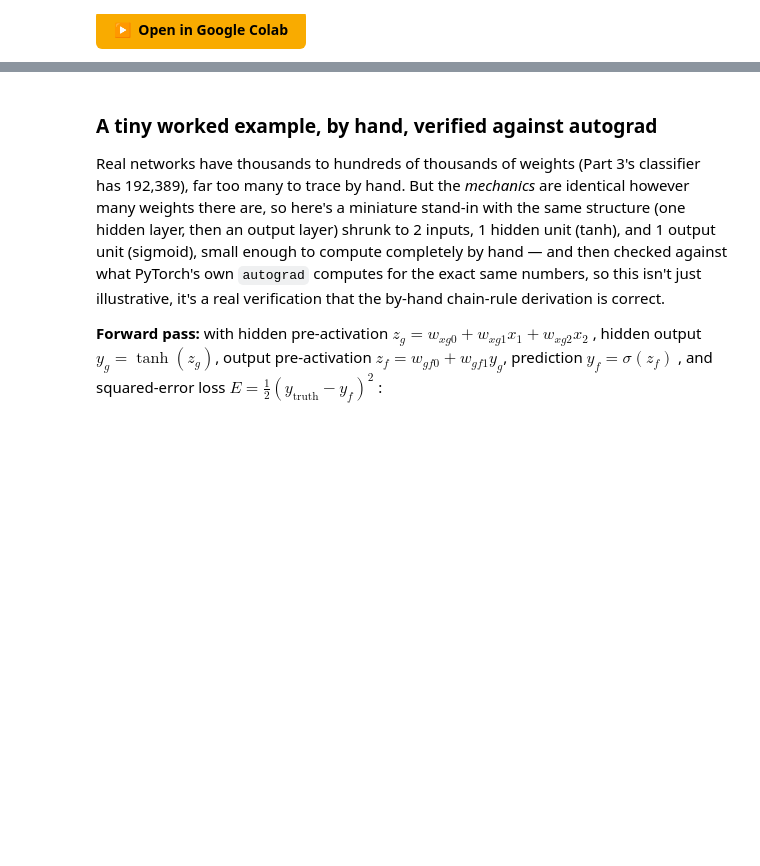
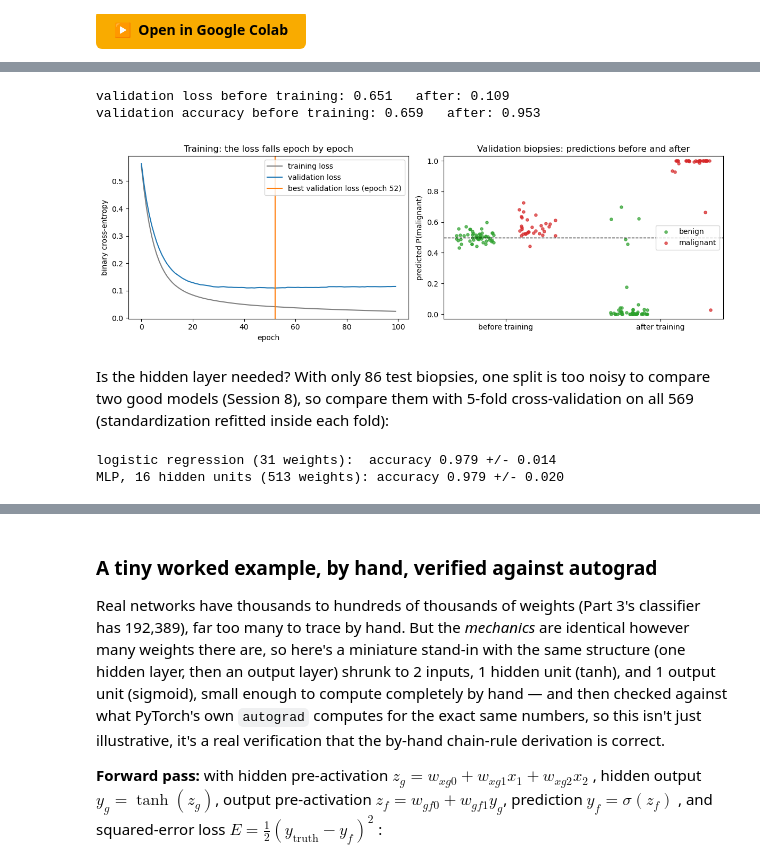
Before and after one commit to ElofssonLab/kb8029-book, a Jupyter notebook: notebooks/session09-backprop-training-regularization.ipynb, the cells around one changed output, grey strips where cells are left out. Saved outputs shown, nothing was run; the diff lists cells and outputs as text; code cells hidden in the pictures; blank space fills up the shorter version.

```diff
--- a/notebooks/session09-backprop-training-regularization.ipynb
+++ b/notebooks/session09-backprop-training-regularization.ipynb
@@ -38,0 +131,54 @@ FIGS = "../figs" if os.path.isdir("../figs") else "."
+# %%
+# The same network, with the same random starting weights, before any training
+torch.manual_seed(0)
+untrained = nn.Sequential(nn.Linear(30, 16), nn.ReLU(), nn.Linear(16, 1))
+with torch.no_grad():
+    p_before = torch.sigmoid(untrained(Xb_va)).numpy().ravel()
+    p_after = torch.sigmoid(bc_net(Xb_va)).numpy().ravel()
+y_va_np = yb[b_va].astype(int)
+print(f"validation loss before training: {bce(untrained(Xb_va), yb_va).item():.3f}   after: {bc_hist[bc_best][1]:.3f}")
+print(f"validation accuracy before training: {((p_before > 0.5) == y_va_np).mean():.3f}   "
+      f"after: {((p_after > 0.5) == y_va_np).mean():.3f}")
+
+fig, axes = plt.subplots(1, 2, figsize=(12, 4))
+tr_loss, va_loss = zip(*bc_hist)
+axes[0].plot(tr_loss, color="grey", label="training loss")
+axes[0].plot(va_loss, color="tab:blue", label="validation loss")
+axes[0].axvline(bc_best, color="tab:orange", lw=1.5, label=f"best validation loss (epoch {bc_best})")
+axes[0].set_xlabel("epoch"); axes[0].set_ylabel("binary cross-entropy"); axes[0].legend()
+axes[0].set_title("Training: the loss falls epoch by epoch")
+rng = np.random.RandomState(0)
+for k, (p, label) in enumerate([(p_before, "before training"), (p_after, "after training")]):
+    for cls, col in [(0, "tab:green"), (1, "tab:red")]:
+        sel = y_va_np == cls
+        axes[1].scatter(k * 2 + cls * 0.8 + rng.uniform(-0.25, 0.25, sel.sum()), p[sel], s=14, alpha=0.7, color=col,
+                        label=("benign" if cls == 0 else "malignant") if k == 0 else None)
+axes[1].axhline(0.5, color="k", ls="--", lw=1)
+axes[1].set_xticks([0.4, 2.4]); axes[1].set_xticklabels(["before training", "after training"])
+axes[1].set_ylabel("predicted P(malignant)"); axes[1].set_ylim(-0.03, 1.03); axes[1].legend(loc="center right")
+axes[1].set_title("Validation biopsies: predictions before and after")
+plt.tight_layout()
+plt.savefig(f"{FIGS}/session09-bc-training.png", dpi=150, bbox_inches="tight")
+plt.show()
+# %% [output]
+validation loss before training: 0.651   after: 0.109
+validation accuracy before training: 0.659   after: 0.953
+[figure, added]
+# %% [markdown]
+Is the hidden layer needed? With only 86 test biopsies, one split is too
+noisy to compare two good models (Session 8), so compare them with 5-fold
+cross-validation on all 569 (standardization refitted inside each fold):
+# %%
+from sklearn.pipeline import make_pipeline
+from sklearn.preprocessing import StandardScaler
+from sklearn.neural_network import MLPClassifier
+
+cv = StratifiedKFold(n_splits=5, shuffle=True, random_state=0)
+lin_cv = cross_val_score(make_pipeline(StandardScaler(), LogisticRegression(max_iter=5000)), Xb, yb, cv=cv)
+mlp_cv = cross_val_score(make_pipeline(StandardScaler(), MLPClassifier(hidden_layer_sizes=(16,), max_iter=2000,
+                                                                       random_state=0)), Xb, yb, cv=cv)
+print(f"logistic regression (31 weights):  accuracy {lin_cv.mean():.3f} +/- {lin_cv.std():.3f}")
+print(f"MLP, 16 hidden units (513 weights): accuracy {mlp_cv.mean():.3f} +/- {mlp_cv.std():.3f}")
+# %% [output]
+logistic regression (31 weights):  accuracy 0.979 +/- 0.014
+MLP, 16 hidden units (513 weights): accuracy 0.979 +/- 0.020
```
Also changed, not shown: parts of 40 cells of this notebook, 12 other files.
